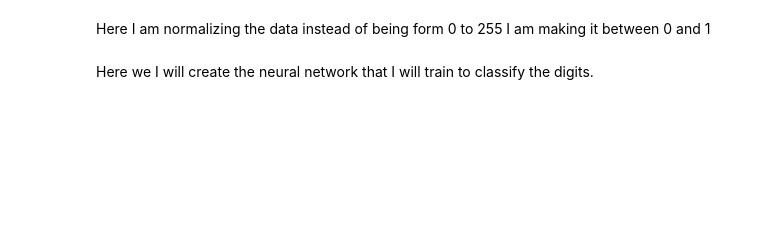
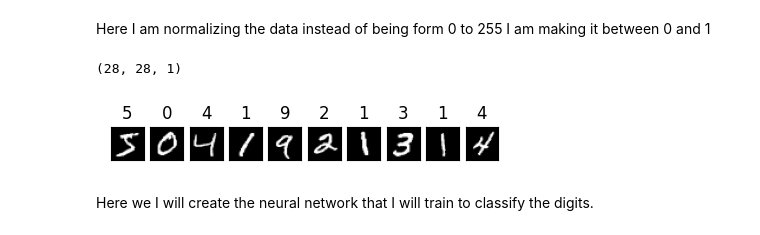
Before and after one commit to BerqiaMouad/softmax_digit_classification, a Jupyter notebook: softmax_digit_classification.ipynb, the cells around one changed output. Drawn from its saved outputs; the diff is of its cells as text; code cells hidden in the pictures; blank space fills up the shorter version.

```diff
--- a/softmax_digit_classification.ipynb
+++ b/softmax_digit_classification.ipynb
@@ -33,3 +21,19 @@ x_test = x_test / 255.0
+# %%
+X_train, x_test = X_train/255.0, x_test/255.0
+
+X_train = X_train.reshape(X_train.shape[0], 28, 28, 1)
+x_test = x_test.reshape(x_test.shape[0], 28, 28, 1)
+
+fig = plt.figure(figsize=(5, 3))
+for i in range(10):
+    ax = fig.add_subplot(2, 10, i+1, xticks=[], yticks=[])
+    ax.imshow(np.squeeze(X_train[i]), cmap='gray')
+    ax.set_title(Y_train[i])
+input_shape = X_train.shape[1:]
+print(input_shape)
+# %% [output]
+(28, 28, 1)
+[figure, added]
 # %% [markdown]
 Here we I will create the neural network that I will train to classify the digits.
 # %%
```
Also changed, not shown: parts of 11 cells of this notebook, 3 other files.
